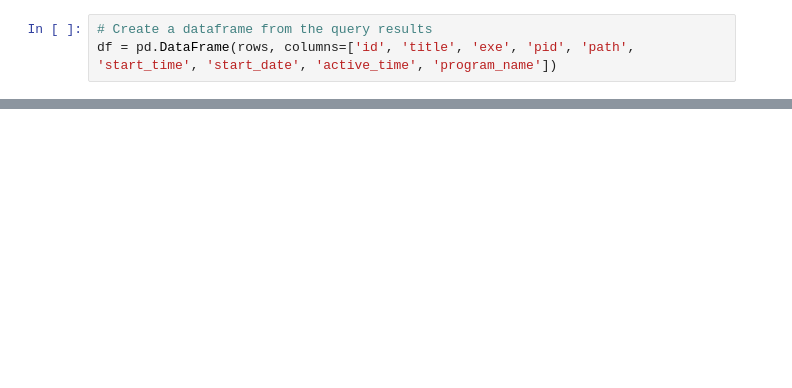
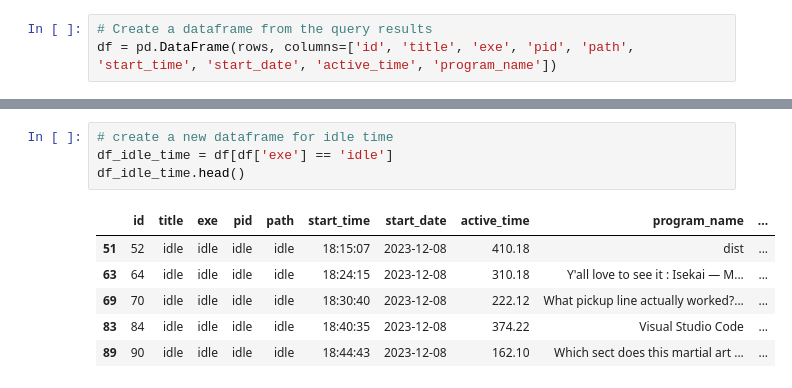
Before and after one commit to Avitas8485/Time_Tracking, a Jupyter notebook: playground.ipynb, the cells around one changed output, grey strips where cells are left out. Drawn from its saved outputs; the diff is of its cells as text; blank space fills up the shorter version.

```diff
--- a/playground.ipynb
+++ b/playground.ipynb
@@ -158,0 +240,11 @@ dtype: object
+# %%
+# create a new dataframe for idle time
+df_idle_time = df[df['exe'] == 'idle']
+df_idle_time.head()
+# %% [output]
+|  | id | title | exe | pid | path | start_time | start_date | active_time | program_name | ... |
+| 51 | 52 | idle | idle | idle | idle | 18:15:07 | 2023-12-08 | 410.18 | dist | ... |
+| 63 | 64 | idle | idle | idle | idle | 18:24:15 | 2023-12-08 | 310.18 | Y'all love to see it : Isekai — M... | ... |
+| 69 | 70 | idle | idle | idle | idle | 18:30:40 | 2023-12-08 | 222.12 | What pickup line actually worked?... | ... |
+| 83 | 84 | idle | idle | idle | idle | 18:40:35 | 2023-12-08 | 374.22 | Visual Studio Code | ... |
+| 89 | 90 | idle | idle | idle | idle | 18:44:43 | 2023-12-08 | 162.10 | Which sect does this martial art ... | ... |
```
Also changed, not shown: parts of 28 cells of this notebook, 1 other file.
